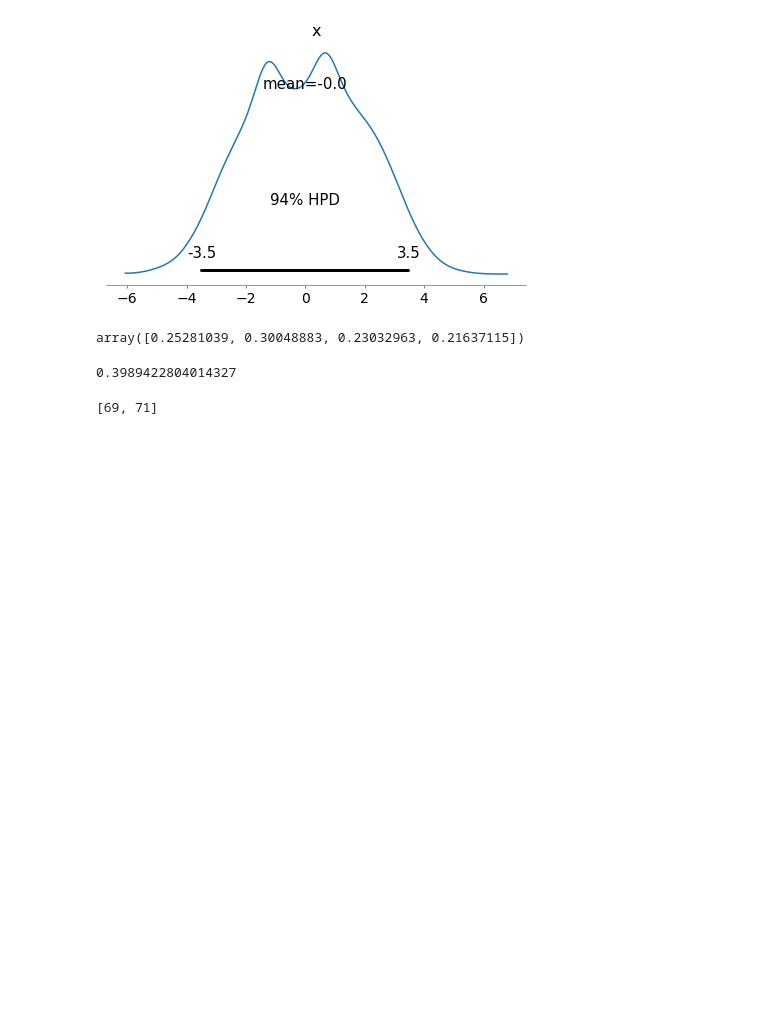
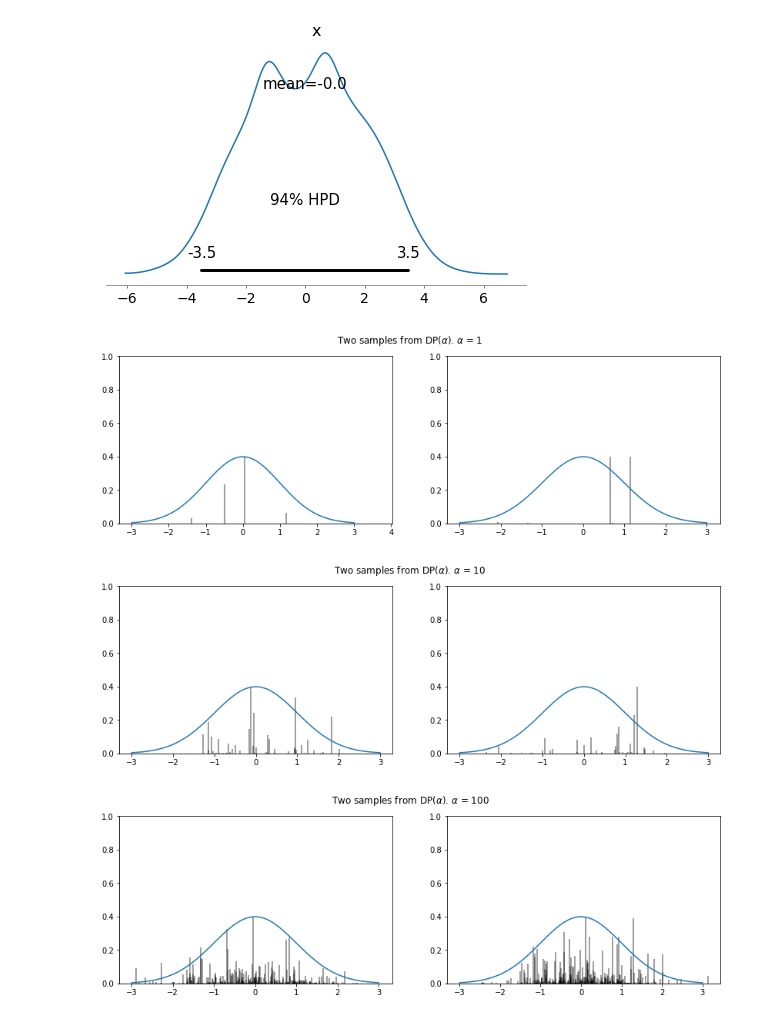
Before and after one commit to arrigonialberto86/funtime, a Jupyter notebook: ipynb/Dirichlet_processes.ipynb, the cells around one changed output. Drawn from its saved outputs; the diff is of its cells as text; code cells hidden in the pictures; blank space fills up the shorter version.

```diff
--- a/ipynb/Dirichlet_processes.ipynb
+++ b/ipynb/Dirichlet_processes.ipynb
@@ -115,21 +115,37 @@ pm.plot_posterior(trace['mu'])
 array([<matplotlib.axes._subplots.AxesSubplot object at 0x...>],
       dtype=object)
 [figure]
-# %%
-from numpy.random import dirichlet
-
-dirichlet([10, 10, 10, 10])
-# %% [output]
-array([0.25281039, 0.30048883, 0.23032963, 0.21637115])
-# %%
-stats.norm.pdf(0)
-# %% [output]
-0.3989422804014327
-# %%
-offset = 1
-theta = -20
-theta_adj = theta + 90
-theta_range = [theta_adj - offset, theta_adj + offset]
-theta_range
-# %% [output]
-[69, 71]
+# %%
+def DP(h, alpha):
+    n = max(int(5 * alpha + 2), 500)
+    pi = stats.beta(1, alpha).rvs(size=n) # sample weights
+    pi[1:] = pi[1:] * (1 - pi[:-1]).cumprod() # stick-breaking
+    theta = h(size=n) # random draws from h
+    return pi, theta # return parameters of G
+
+def plot_normal_dp_approximation(alpha, n=2):
+    pi, theta = DP(stats.norm.rvs, alpha)
+    x = np.linspace(-3, 3, 100)
+
+    plt.figure(figsize=(14, 4))
+    plt.suptitle(r'Two samples from DP($\alpha$). $\alpha$ = {}'.format(alpha))
+    plt.ylabel(r'$\pi$')
+    plt.xlabel(r'$\theta$')
+    pltcount = int('1' + str(n) + '0')
+
+    for i in range(n):
+        pltcount += 1
+        plt.subplot(pltcount)
+        pi, theta = dirichlet_process(stats.norm.rvs, alpha)
+        pi = pi * (stats.norm.pdf(0) / pi.max())
+        plt.vlines(theta, 0, pi, alpha=0.5)
+        plt.ylim(0, 1)
+        plt.plot(x, stats.norm.pdf(x))
+
+np.random.seed(3)
+for alpha in [1, 10, 100]:
+    plot_normal_dp_approximation(alpha)
+# %% [output]
+[figure, added]
+[figure, added]
+[figure, added]
```
Also changed, not shown: 6 other files.
